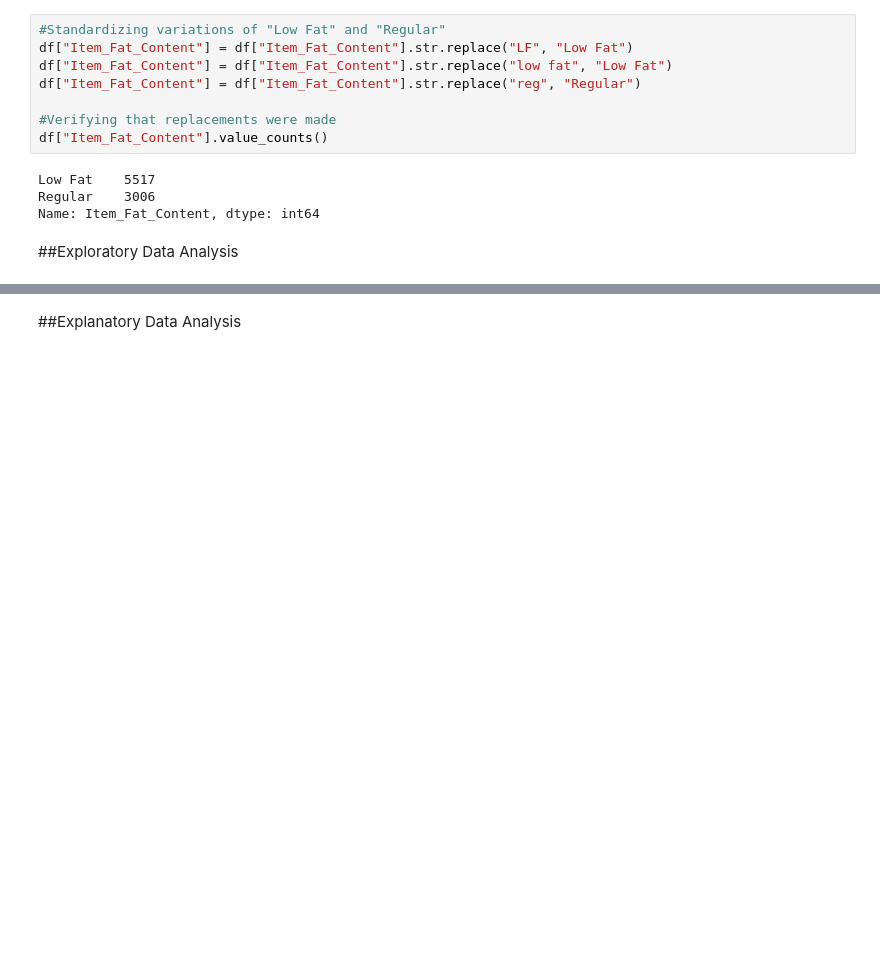
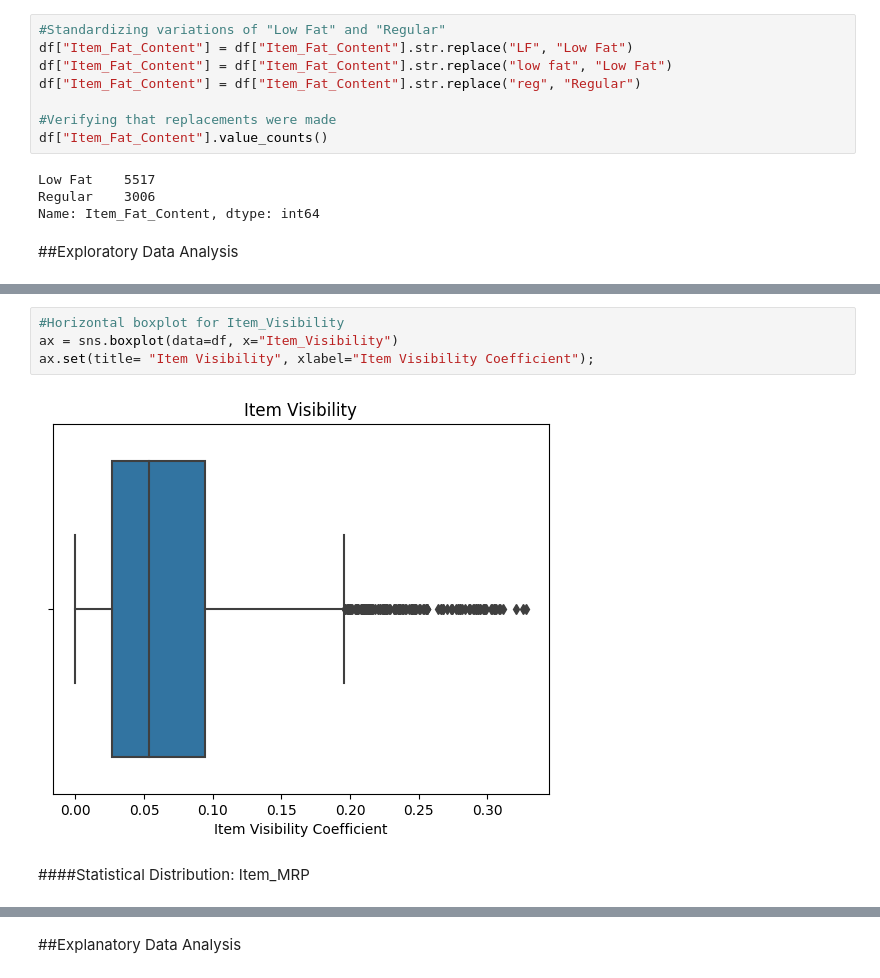
Before and after one commit to combechelsey/Prediction-of-Product-Sales, a Jupyter notebook: Prediction_of_Product_Sales.ipynb, the cells around one changed output, grey strips where cells are left out. Saved outputs shown, nothing was run; the diff lists cells and outputs as text; blank space fills up the shorter version.

```diff
--- a/Prediction_of_Product_Sales.ipynb
+++ b/Prediction_of_Product_Sales.ipynb
@@ -346,0 +423,8 @@ Name: Item_Fat_Content, dtype: int64
+# %%
+#Horizontal boxplot for Item_Visibility
+ax = sns.boxplot(data=df, x="Item_Visibility")
+ax.set(title= "Item Visibility", xlabel="Item Visibility Coefficient");
+# %% [output]
+[figure, added]
+# %% [markdown]
+####Statistical Distribution: Item_MRP
```
Also changed, not shown: parts of 48 cells of this notebook.
